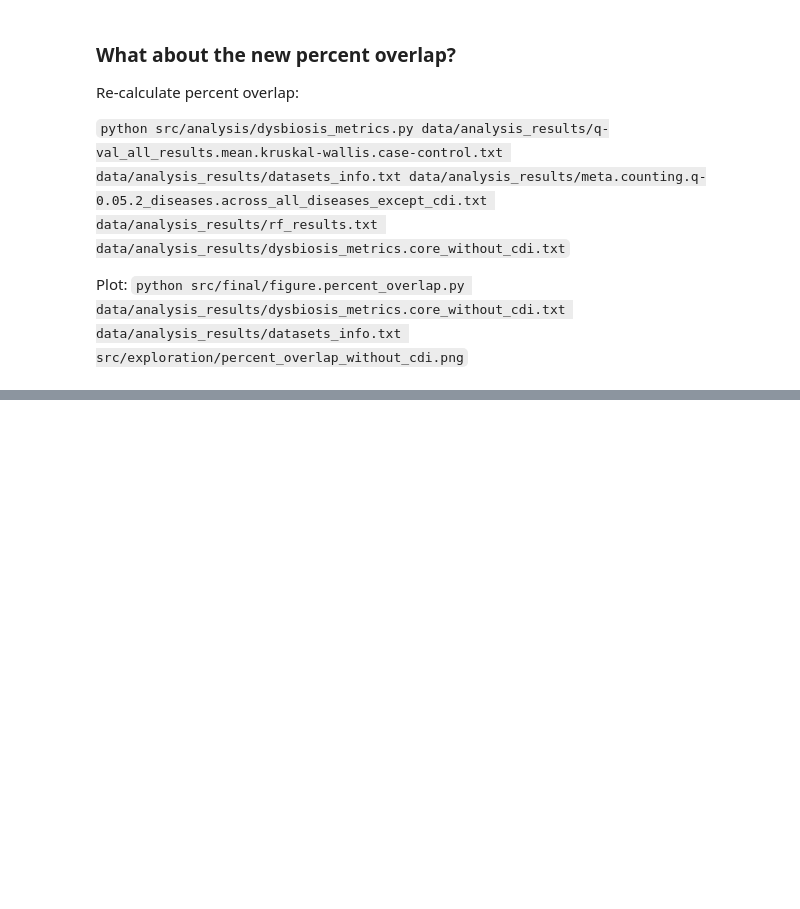
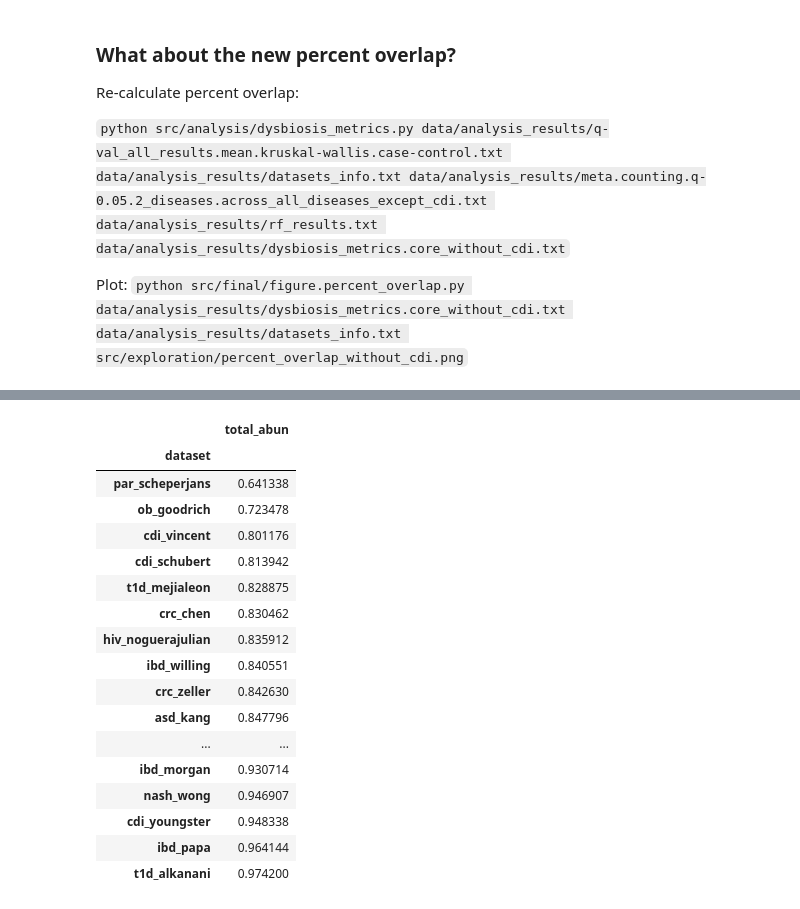
Before and after one commit to cduvallet/microbiomeHD, a Jupyter notebook: src/exploration/2017-06-21.reviewer_comments_info.ipynb, the cells around one changed output, grey strips where cells are left out. Drawn from its saved outputs; the diff is of its cells as text; code cells hidden in the pictures; blank space fills up the shorter version.

```diff
--- a/src/exploration/2017-06-21.reviewer_comments_info.ipynb
+++ b/src/exploration/2017-06-21.reviewer_comments_info.ipynb
@@ -447,0 +447,9 @@ The healthy vs disease classifier results and analyses are in `2017-07-04.overal
+# %%
+yaml_file = '../../data/user_input/results_folders.yaml'
+raw_data_dir = '../../data/raw_otu_tables'
+clean_data_dir = '../../data/clean_tables'
+
+yamlinfo = fio.read_yaml(yaml_file, raw_data_dir)
+
+# Read the datasets
+dfdict = fio.read_dfdict_data(clean_data_dir)
@@ -447,0 +508,21 @@ The healthy vs disease classifier results and analyses are in `2017-07-04.overal
+# %%
+tidydf.groupby('dataset').mean().sort_values(by='total_abun')
+# %% [output]
+|  | total_abun |
+| dataset |  |
+| par_scheperjans | 0.641338 |
+| ob_goodrich | 0.723478 |
+| cdi_vincent | 0.801176 |
+| cdi_schubert | 0.813942 |
+| t1d_mejialeon | 0.828875 |
+| crc_chen | 0.830462 |
+| hiv_noguerajulian | 0.835912 |
+| ibd_willing | 0.840551 |
+| crc_zeller | 0.842630 |
+| asd_kang | 0.847796 |
+| ... | ... |
+| ibd_morgan | 0.930714 |
+| nash_wong | 0.946907 |
+| cdi_youngster | 0.948338 |
+| ibd_papa | 0.964144 |
+| t1d_alkanani | 0.974200 |
```
Also changed, not shown: parts of 7 cells of this notebook, 25 other files.
